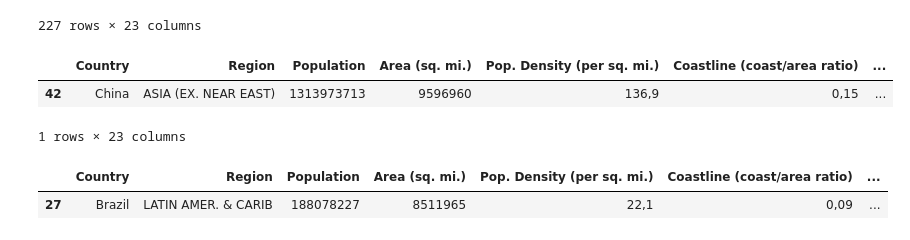
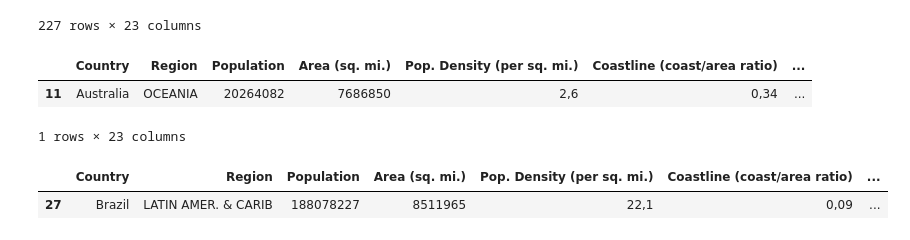
Before and after one commit to otaviobertucini/Machine-Learning-Algorithms, a Jupyter notebook: files/utils/country_war.ipynb, the cells around one changed output. Cells and saved outputs as stored; diff of their text form; code cells hidden in the pictures.

```diff
--- a/files/utils/country_war.ipynb
+++ b/files/utils/country_war.ipynb
@@ -159,11 +159,11 @@ world
 | 226 | Zimbabwe | SUB-SAHARAN AFRICA | 12236805 | 390580 | 31,3 | 0,00 | ... |
 227 rows × 23 columns
 # %%
-ger = world[world['Country'] == 'China']
+ger = world[world['Country'] == 'Australia']
 ger
 # %% [output]
 |  | Country | Region | Population | Area (sq. mi.) | Pop. Density (per sq. mi.) | Coastline (coast/area ratio) | ... |
-| 42 | China | ASIA (EX. NEAR EAST) | 1313973713 | 9596960 | 136,9 | 0,15 | ... |
+| 11 | Australia | OCEANIA | 20264082 | 7686850 | 2,6 | 0,34 | ... |
 1 rows × 23 columns
 # %%
 bra = world[world['Country'] == 'Brazil']
```
